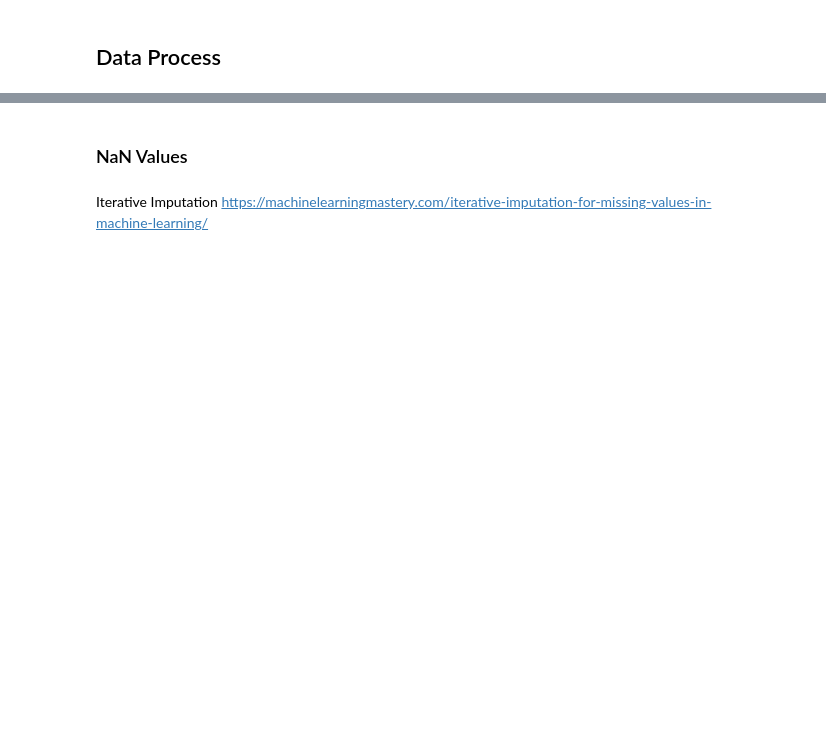
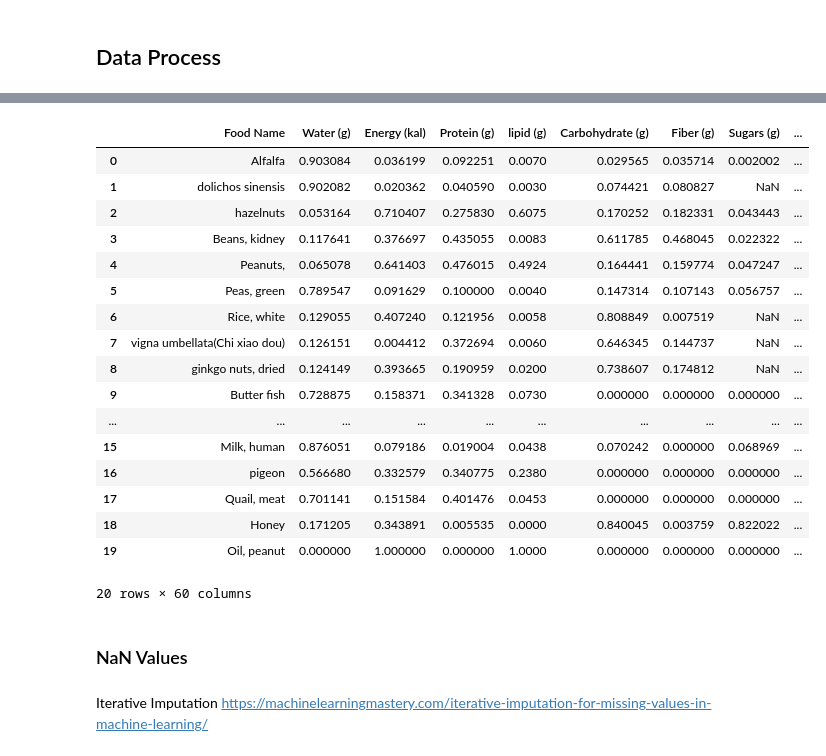
Before and after one commit to p-ai-org/p-tcm, a Jupyter notebook: data_process.ipynb, the cells around one changed output, grey strips where cells are left out. Cells and saved outputs as stored; diff of their text form; code cells hidden in the pictures; blank space fills up the shorter version.

```diff
--- a/data_process.ipynb
+++ b/data_process.ipynb
@@ -59 +96,10 @@ Name: Heavy Hot Occurences, dtype: int64
+# %%
+name = df.iloc[:, 0:1]
+inputs = df.loc[:, 'Water (g)':'pH'].astype(float)
+outputs = df.loc[:, 'pH':].drop(columns='pH')
+
+# normalized_inputs = (inputs-inputs.mean())/inputs.std()
+normalized_inputs=(inputs-inputs.min())/(inputs.max()-inputs.min())
+# %%
+df = pd.concat([name, normalized_inputs, outputs], axis=1)
 # %% [markdown]
@@ -89,8 +136,44 @@ def linear_scale(df):
     return df
 # %%
 df = occurrences(df)
+# %%
+def mode_old(df):
+    newDf = pd.DataFrame(df.iloc[:, 39:47].idxmax(axis=1).str.rstrip("Occurences"))
+    df["Mode"] = newDf[0]
+    return df
+
+def mode(df):
+    df['Plain'] = df['Plain Occurences'].astype(int)
+    df['Cold'] = df['Cool Occurences'].astype(int) + df['Cold Occurences'].astype(int) + df['Heavy Cold Occurences'].astype(int)
+    df['Hot'] = df['Warm Occurences'].astype(int) + df['Heavy Warm Occurences'].astype(int) + df['Hot Occurences'].astype(int) + df['Heavy Hot Occurences'].astype(int)
+    newDf = pd.DataFrame(df.loc[:, ['Plain', 'Cold', 'Hot']].idxmax(axis=1))
+    df["Mode"] = newDf[0]
+    return df
 # %%
 df = linear_scale(df)
+# %%
+df = mode(df)
+# %%
+df.head(20)
+# %% [output]
+|  | Food Name | Water (g) | Energy (kal) | Protein (g) | lipid (g) | Carbohydrate (g) | Fiber (g) | Sugars (g) | ... |
+| 0 | Alfalfa | 0.903084 | 0.036199 | 0.092251 | 0.0070 | 0.029565 | 0.035714 | 0.002002 | ... |
+| 1 | dolichos sinensis | 0.902082 | 0.020362 | 0.040590 | 0.0030 | 0.074421 | 0.080827 | NaN | ... |
+| 2 | hazelnuts | 0.053164 | 0.710407 | 0.275830 | 0.6075 | 0.170252 | 0.182331 | 0.043443 | ... |
+| 3 | Beans, kidney | 0.117641 | 0.376697 | 0.435055 | 0.0083 | 0.611785 | 0.468045 | 0.022322 | ... |
+| 4 | Peanuts, | 0.065078 | 0.641403 | 0.476015 | 0.4924 | 0.164441 | 0.159774 | 0.047247 | ... |
+| 5 | Peas, green | 0.789547 | 0.091629 | 0.100000 | 0.0040 | 0.147314 | 0.107143 | 0.056757 | ... |
+| 6 | Rice, white | 0.129055 | 0.407240 | 0.121956 | 0.0058 | 0.808849 | 0.007519 | NaN | ... |
+| 7 | vigna umbellata(Chi xiao dou) | 0.126151 | 0.004412 | 0.372694 | 0.0060 | 0.646345 | 0.144737 | NaN | ... |
+| 8 | ginkgo nuts, dried | 0.124149 | 0.393665 | 0.190959 | 0.0200 | 0.738607 | 0.174812 | NaN | ... |
+| 9 | Butter fish | 0.728875 | 0.158371 | 0.341328 | 0.0730 | 0.000000 | 0.000000 | 0.000000 | ... |
+| ... | ... | ... | ... | ... | ... | ... | ... | ... | ... |
+| 15 | Milk, human | 0.876051 | 0.079186 | 0.019004 | 0.0438 | 0.070242 | 0.000000 | 0.068969 | ... |
+| 16 | pigeon | 0.566680 | 0.332579 | 0.340775 | 0.2380 | 0.000000 | 0.000000 | 0.000000 | ... |
+| 17 | Quail, meat | 0.701141 | 0.151584 | 0.401476 | 0.0453 | 0.000000 | 0.000000 | 0.000000 | ... |
+| 18 | Honey | 0.171205 | 0.343891 | 0.005535 | 0.0000 | 0.840045 | 0.003759 | 0.822022 | ... |
+| 19 | Oil, peanut | 0.000000 | 1.000000 | 0.000000 | 1.0000 | 0.000000 | 0.000000 | 0.000000 | ... |
+20 rows × 60 columns
 # %% [markdown]
 ### NaN Values
 # %% [markdown]
```
Also changed, not shown: parts of 11 cells of this notebook, 3 other files.
